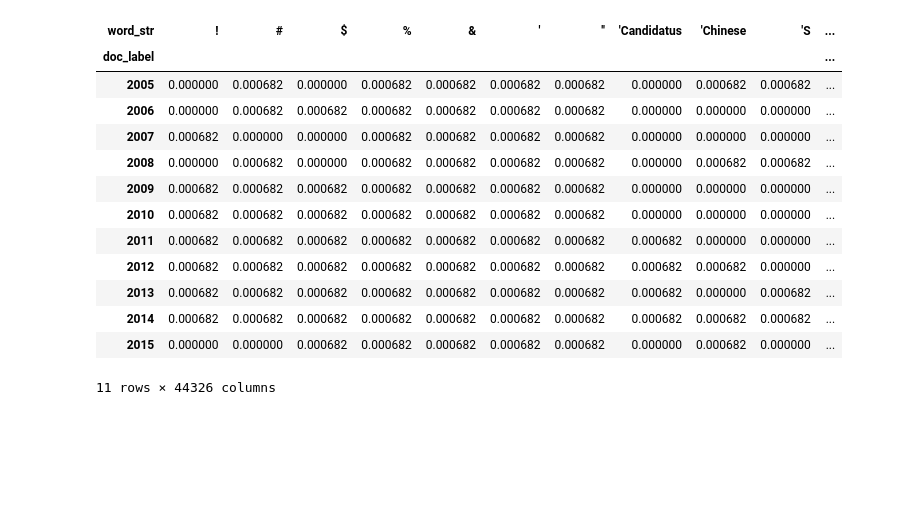
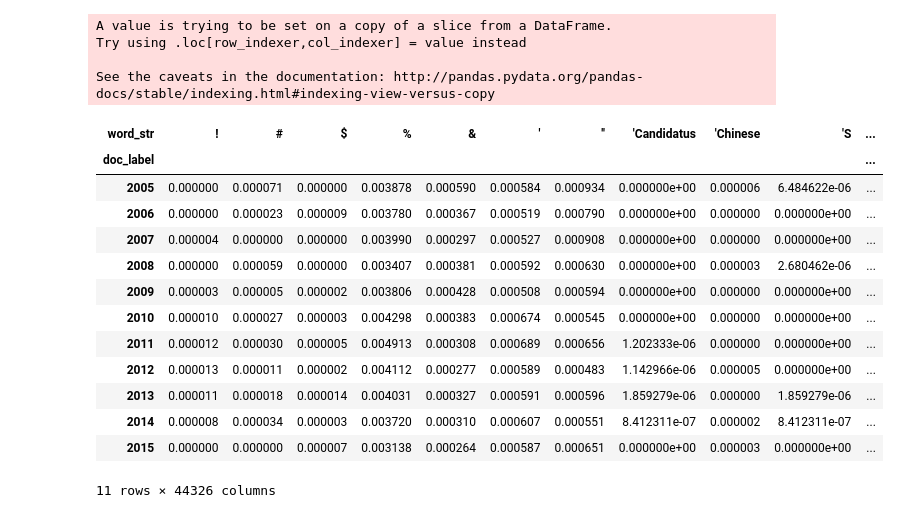
Before and after one commit to battelle-dsi-capstone-2015/notebooks, a Jupyter notebook: Word Frequencies.ipynb, the cells around one changed output. Saved outputs shown, nothing was run; the diff lists cells and outputs as text; code cells hidden in the pictures; blank space fills up the shorter version.

```diff
--- a/Word Frequencies.ipynb
+++ b/Word Frequencies.ipynb
@@ -9,3 +9,7 @@ X = pd.merge(D,DW,on='doc_id')
 # %%
 WordsByYear = X[['word_str','doc_label','word_count']].groupby(['doc_label','word_str']).sum()
 WordTotals = X[['doc_label','word_count']].groupby(['doc_label']).sum()
+# %%
+WordsByYear['adj_word_count'] = 0
+#WordsByYear['word_count']
+WordsByYear.loc['2005']['word_count']
@@ -12,27 +34,32 @@ WordTotals = X[['doc_label','word_count']].groupby(['doc_label']).sum()
 # %%
 for year in WordTotals.index:
-    this_year = WordsByYear.loc[year]['word_count'][0]
-    total = WordTotals.loc[year][0]
-    adj = (this_year / total) * 100
+    #this_year = WordsByYear.loc[year]['word_count'][0]
+    #total = WordTotals.loc[year][0]
+    #adj = (this_year / total) * 100
     #print('year',year,'total',total,'this_year',this_year,'adj',adj)
-    WordsByYear['adj_word_count'] = adj
+    #WordsByYear['adj_word_count'] = adj
+    WordsByYear.loc[year]['adj_word_count'] = WordsByYear.loc[year]['word_count'] / WordTotals.loc[year][0]
 WordsByYear1 = WordsByYear.unstack('doc_label').fillna(0)
 WBY1 = WordsByYear1['adj_word_count'].T
 WBY1
 # %% [output]
+A value is trying to be set on a copy of a slice from a DataFrame.
+Try using .loc[row_indexer,col_indexer] = value instead
+
+See the caveats in the documentation: http://pandas.pydata.org/pandas-docs/stable/indexing.html#indexing-view-versus-copy
 | word_str | ! | # | $ | % | & | ' | '' | 'Candidatus | 'Chinese | 'S | ... |
 | doc_label |  |  |  |  |  |  |  |  |  |  | ... |
-| 2005 | 0.000000 | 0.000682 | 0.000000 | 0.000682 | 0.000682 | 0.000682 | 0.000682 | 0.000000 | 0.000682 | 0.000682 | ... |
-| 2006 | 0.000000 | 0.000682 | 0.000682 | 0.000682 | 0.000682 | 0.000682 | 0.000682 | 0.000000 | 0.000000 | 0.000000 | ... |
-| 2007 | 0.000682 | 0.000000 | 0.000000 | 0.000682 | 0.000682 | 0.000682 | 0.000682 | 0.000000 | 0.000000 | 0.000000 | ... |
-| 2008 | 0.000000 | 0.000682 | 0.000000 | 0.000682 | 0.000682 | 0.000682 | 0.000682 | 0.000000 | 0.000682 | 0.000682 | ... |
-| 2009 | 0.000682 | 0.000682 | 0.000682 | 0.000682 | 0.000682 | 0.000682 | 0.000682 | 0.000000 | 0.000000 | 0.000000 | ... |
-| 2010 | 0.000682 | 0.000682 | 0.000682 | 0.000682 | 0.000682 | 0.000682 | 0.000682 | 0.000000 | 0.000000 | 0.000000 | ... |
-| 2011 | 0.000682 | 0.000682 | 0.000682 | 0.000682 | 0.000682 | 0.000682 | 0.000682 | 0.000682 | 0.000000 | 0.000000 | ... |
-| 2012 | 0.000682 | 0.000682 | 0.000682 | 0.000682 | 0.000682 | 0.000682 | 0.000682 | 0.000682 | 0.000682 | 0.000000 | ... |
-| 2013 | 0.000682 | 0.000682 | 0.000682 | 0.000682 | 0.000682 | 0.000682 | 0.000682 | 0.000682 | 0.000000 | 0.000682 | ... |
-| 2014 | 0.000682 | 0.000682 | 0.000682 | 0.000682 | 0.000682 | 0.000682 | 0.000682 | 0.000682 | 0.000682 | 0.000682 | ... |
-| 2015 | 0.000000 | 0.000000 | 0.000682 | 0.000682 | 0.000682 | 0.000682 | 0.000682 | 0.000000 | 0.000682 | 0.000000 | ... |
+| 2005 | 0.000000 | 0.000071 | 0.000000 | 0.003878 | 0.000590 | 0.000584 | 0.000934 | 0.000000e+00 | 0.000006 | 6.484622e-06 | ... |
+| 2006 | 0.000000 | 0.000023 | 0.000009 | 0.003780 | 0.000367 | 0.000519 | 0.000790 | 0.000000e+00 | 0.000000 | 0.000000e+00 | ... |
+| 2007 | 0.000004 | 0.000000 | 0.000000 | 0.003990 | 0.000297 | 0.000527 | 0.000908 | 0.000000e+00 | 0.000000 | 0.000000e+00 | ... |
+| 2008 | 0.000000 | 0.000059 | 0.000000 | 0.003407 | 0.000381 | 0.000592 | 0.000630 | 0.000000e+00 | 0.000003 | 2.680462e-06 | ... |
+| 2009 | 0.000003 | 0.000005 | 0.000002 | 0.003806 | 0.000428 | 0.000508 | 0.000594 | 0.000000e+00 | 0.000000 | 0.000000e+00 | ... |
+| 2010 | 0.000010 | 0.000027 | 0.000003 | 0.004298 | 0.000383 | 0.000674 | 0.000545 | 0.000000e+00 | 0.000000 | 0.000000e+00 | ... |
+| 2011 | 0.000012 | 0.000030 | 0.000005 | 0.004913 | 0.000308 | 0.000689 | 0.000656 | 1.202333e-06 | 0.000000 | 0.000000e+00 | ... |
+| 2012 | 0.000013 | 0.000011 | 0.000002 | 0.004112 | 0.000277 | 0.000589 | 0.000483 | 1.142966e-06 | 0.000005 | 0.000000e+00 | ... |
+| 2013 | 0.000011 | 0.000018 | 0.000014 | 0.004031 | 0.000327 | 0.000591 | 0.000596 | 1.859279e-06 | 0.000000 | 1.859279e-06 | ... |
+| 2014 | 0.000008 | 0.000034 | 0.000003 | 0.003720 | 0.000310 | 0.000607 | 0.000551 | 8.412311e-07 | 0.000002 | 8.412311e-07 | ... |
+| 2015 | 0.000000 | 0.000000 | 0.000007 | 0.003138 | 0.000264 | 0.000587 | 0.000651 | 0.000000e+00 | 0.000003 | 0.000000e+00 | ... |
-11 rows × 44326 columns
+11 rows × 44326 columns
 # %%
 %matplotlib inline
```
Also changed, not shown: parts of 5 cells of this notebook.
